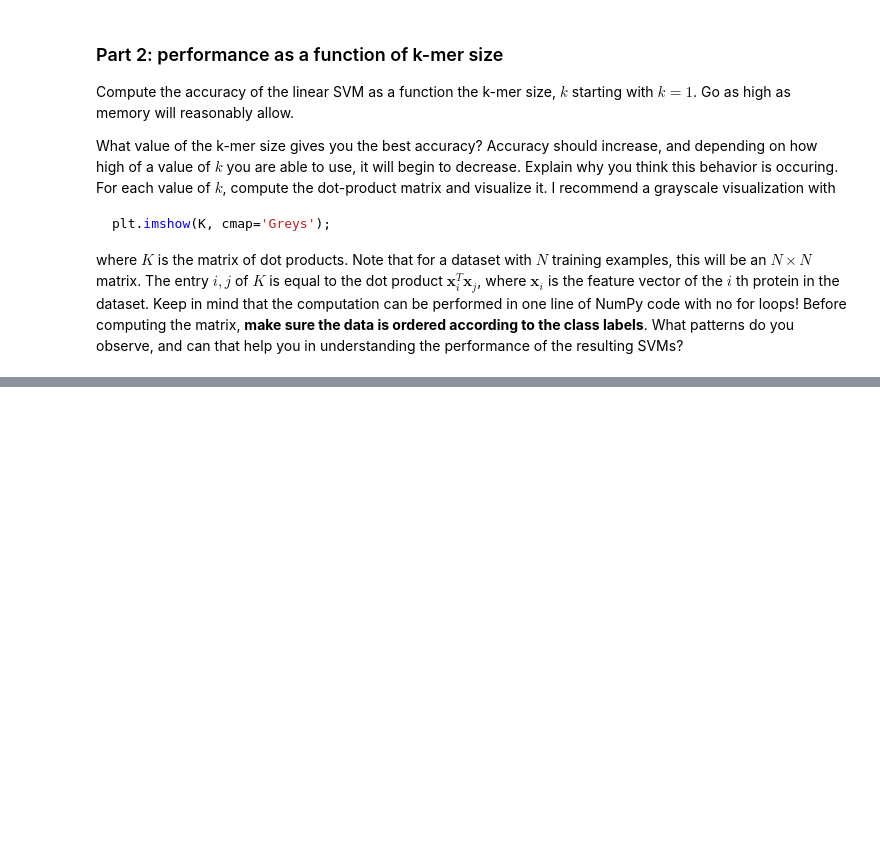
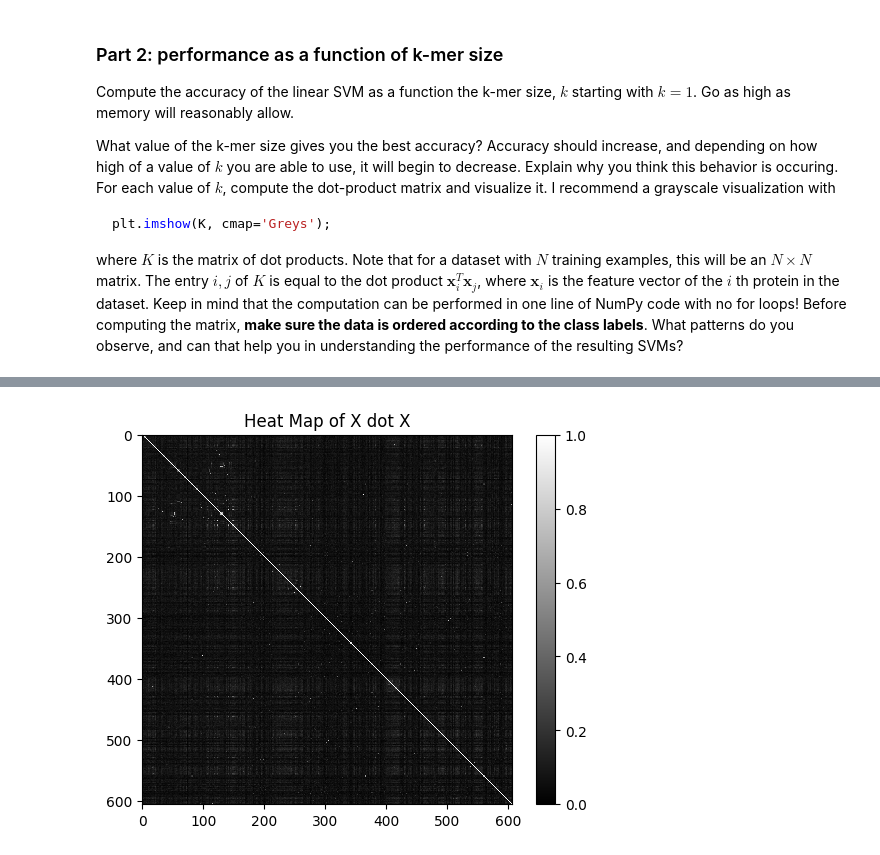
Before and after one commit to Formanj-0/CS525-Bioinformatics, a Jupyter notebook: assignment1_ml_for_protein_sequences.ipynb, the cells around one changed output, grey strips where cells are left out. Saved outputs shown, nothing was run; the diff lists cells and outputs as text; code cells hidden in the pictures; blank space fills up the shorter version.

```diff
--- a/assignment1_ml_for_protein_sequences.ipynb
+++ b/assignment1_ml_for_protein_sequences.ipynb
@@ -108,0 +115,7 @@ print(f'Number of sequences: {num_seq}')
+# %%
+i = 30000
+print(names[i])
+print(sequences[i])
+print(descriptions[i])
+print(scop[i])
+print(f'Number of sequences: {len(sequences)}')
@@ -133,14 +159,22 @@ print(f'unique set of kmers: {num_kmers}')
 # %%
-from collections import Counter
 # count the number of occurances of each kmer (sparse matrix)
 X = sparse.dok_array((num_seq, num_kmers))
 
 kmer_index = {kmer: idx for idx, kmer in enumerate(kmers)}
 
-for i_s, S in enumerate(sequences):
-    kmer_counts = Counter([S[i:i+k] for i in range(len(S) - k + 1)]) # I wrote a crappy algorithm I then asked chat gpt to make it faster
-    for kmer, count in kmer_counts.items():                          # I was originally doing for loops iterating through each dimenstion and count
-        X[i_s, kmer_index[kmer]] = count                             # so I think that was O(num_seq*O*num_kmers*seq_length).
-                                                                     # I wonder what this is and what is the fastest.
-
-X = X[good_index, :]
+for i_s, S in enumerate(sequences): # fixed this it now works well
+    kmer_counts = {mer: 0 for mer in kmers}
+    kmers_foreachS = [S[i:i+k] for i in range(len(S) - k + 1)]
+    for mer in kmers_foreachS:
+        kmer_counts[mer] += 1
+    for mer, count in kmer_counts.items():
+        X[i_s, kmer_index[mer]] = count
+# %%
+# Normalize
+X = X.toarray()
+print(np.linalg.norm(X[0, :]))
+
+epsilon = 1e-10
+X = X / (np.linalg.norm(X, axis=1, keepdims=True) + epsilon)
+
+print(np.linalg.norm(X[0, :]))
@@ -351,0 +472,13 @@ for k in K:
+# %%
+import matplotlib.pyplot as plt
+
+# Compute the dot product matrix
+K = np.dot(X, X.T)
+
+# Display the heat map
+plt.imshow(K, cmap='grey', interpolation='nearest')
+plt.colorbar()
+plt.title('Heat Map of X dot X')
+plt.show()
+# %% [output]
+[figure, added]
```
Also changed, not shown: parts of 18 cells of this notebook.
